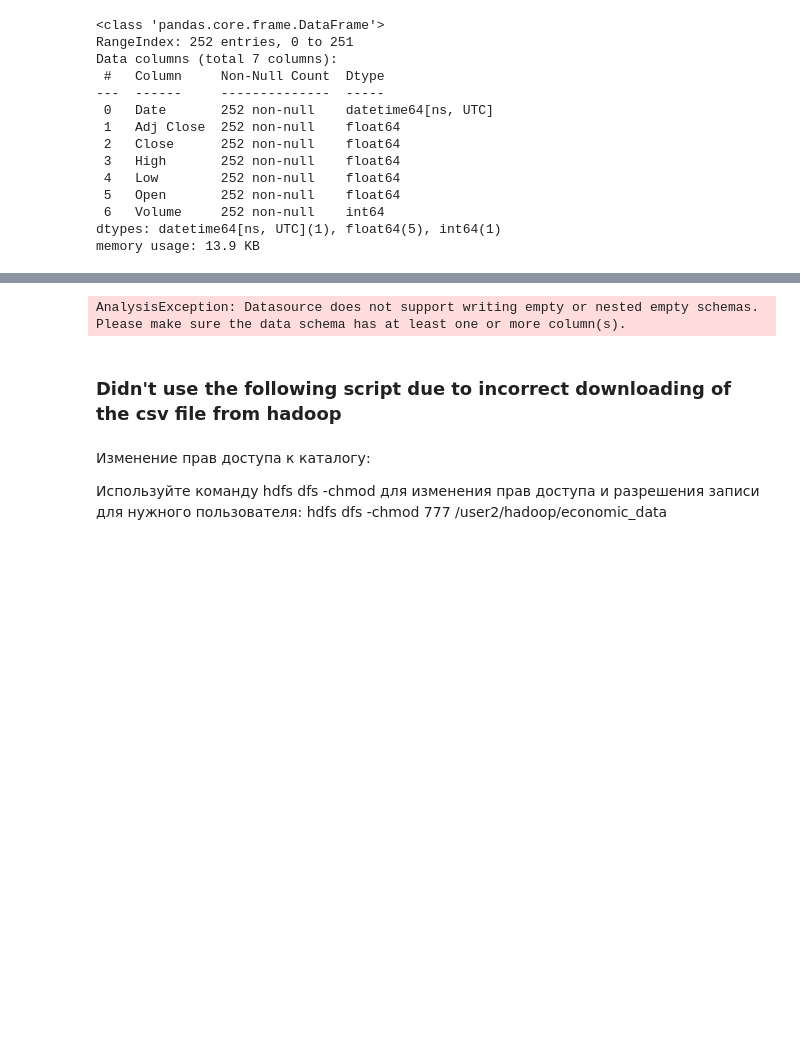
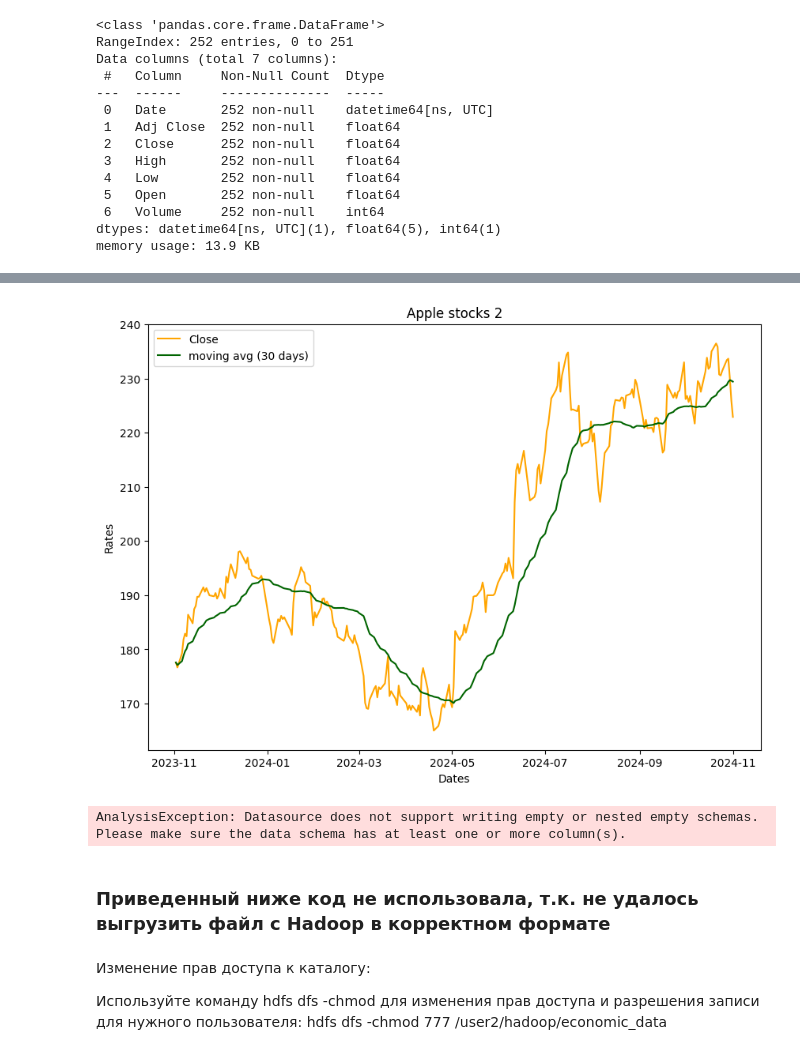
Before and after one commit to GuzelN-4labs/Hadoop-lab1, a Jupyter notebook: work_with_data_2024_1.ipynb, the cells around one changed output, grey strips where cells are left out. Drawn from its saved outputs; the diff is of its cells as text; code cells hidden in the pictures; blank space fills up the shorter version.

```diff
--- a/work_with_data_2024_1.ipynb
+++ b/work_with_data_2024_1.ipynb
@@ -166,0 +172,2 @@ plt.show()
+# %%
+df['moving_avg_30_D'] = df.sort_values(by=['Date'], ascending = True)['Close'].rolling(window = 30, min_periods = 1).mean()
@@ -167,3 +188,14 @@ plt.show()
+# %%
+plt.figure(figsize = (10,7))
+plt.plot(df['Date'],df['Close'], color = "orange", label = "Close")
+plt.plot(df['Date'], df['moving_avg_30_D'], color = "darkgreen", label = "moving avg (30 days)")
+plt.title('Apple stocks 2')
+plt.xlabel('Dates')
+plt.ylabel('Rates')
+plt.legend()
+plt.show()
+# %% [output]
+[figure, added]
 # %%
 apple_stock_2024 = df[df['Date']>='2024-01-01']
 # %%
@@ -181,7 +213,7 @@ AnalysisException: Datasource does not support writing empty or nested empty sch
 #Ошибка org.apache.hadoop.security.AccessControlException:
 # Permission denied указывает на то, что текущий пользователь (devops) не имеет прав на запись в указанный каталог HDFS (/user2/hadoop/economic_data).
 # %% [markdown]
-### Didn't use the following script due to incorrect downloading of the csv file from hadoop
+### Приведенный ниже код не использовала,  т.к. не удалось выгрузить файл с Hadoop в корректном формате
 # %%
 # Отображение статистики числовых полей
 summary_statistics = pandas_df.describe()
```
Also changed, not shown: parts of 6 cells of this notebook.
